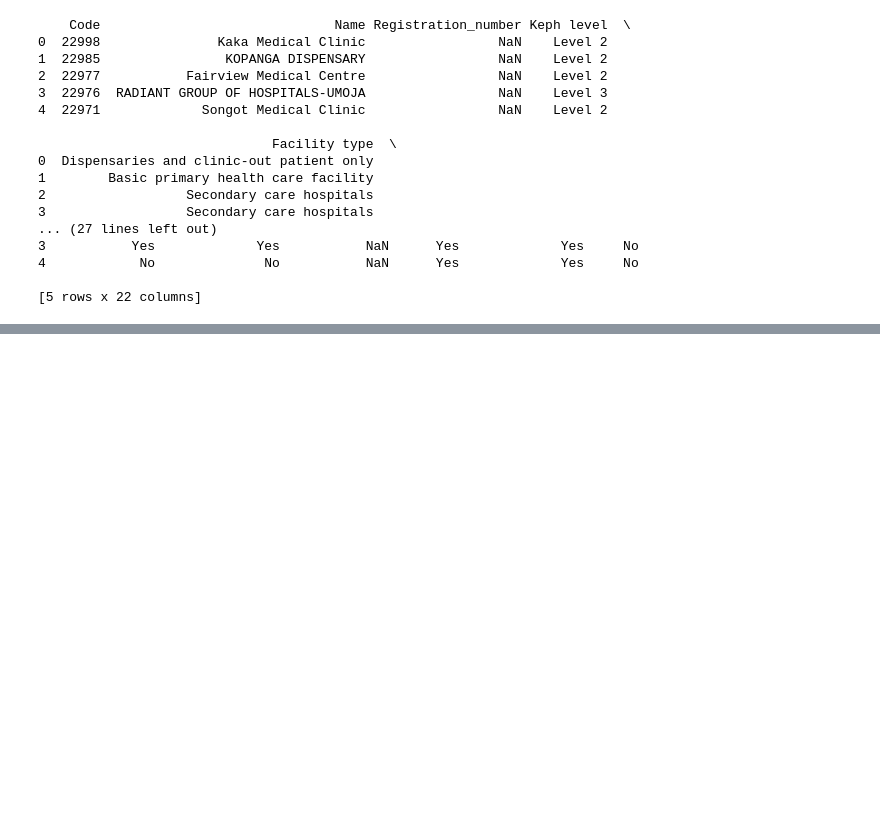
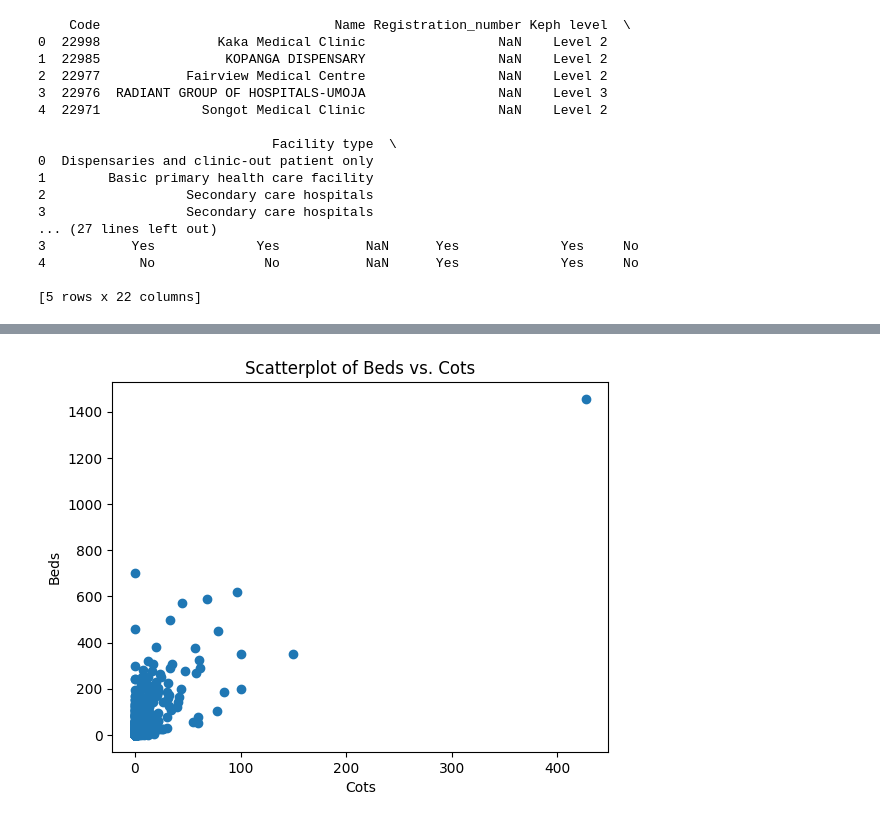
Before and after one commit to evans-nyang/healthcare-facilities, a Jupyter notebook: notebooks/etlUno.ipynb, the cells around one changed output, grey strips where cells are left out. Saved outputs shown, nothing was run; the diff lists cells and outputs as text; code cells hidden in the pictures; blank space fills up the shorter version.

```diff
--- a/notebooks/etlUno.ipynb
+++ b/notebooks/etlUno.ipynb
@@ -68,0 +136,9 @@ dtype: int64
+# %%
+# Plot a scatterplot of Beds and Cots
+plt.scatter(df['Cots'], df['Beds'])
+plt.title('Scatterplot of Beds vs. Cots')
+plt.xlabel('Cots')
+plt.ylabel('Beds')
+plt.show()
+# %% [output]
+[figure, added]
```
Also changed, not shown: parts of 15 cells of this notebook.
